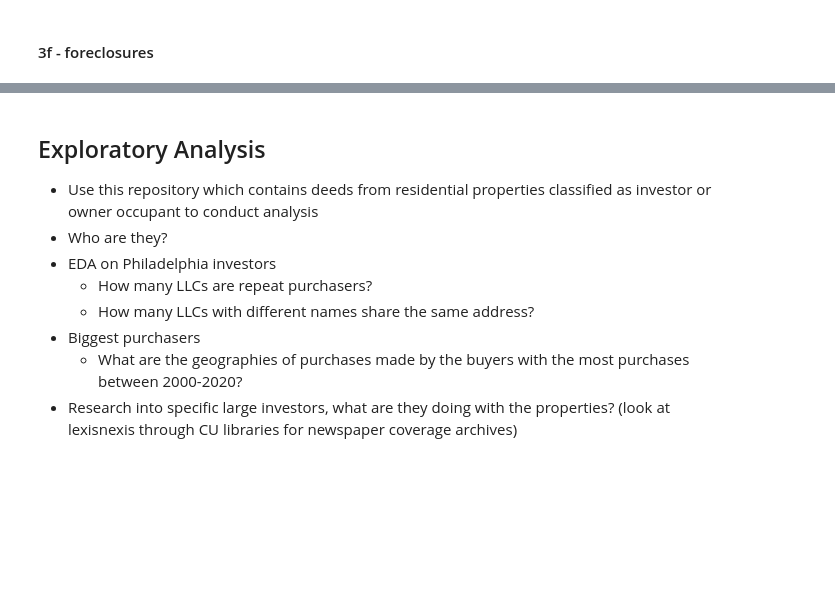
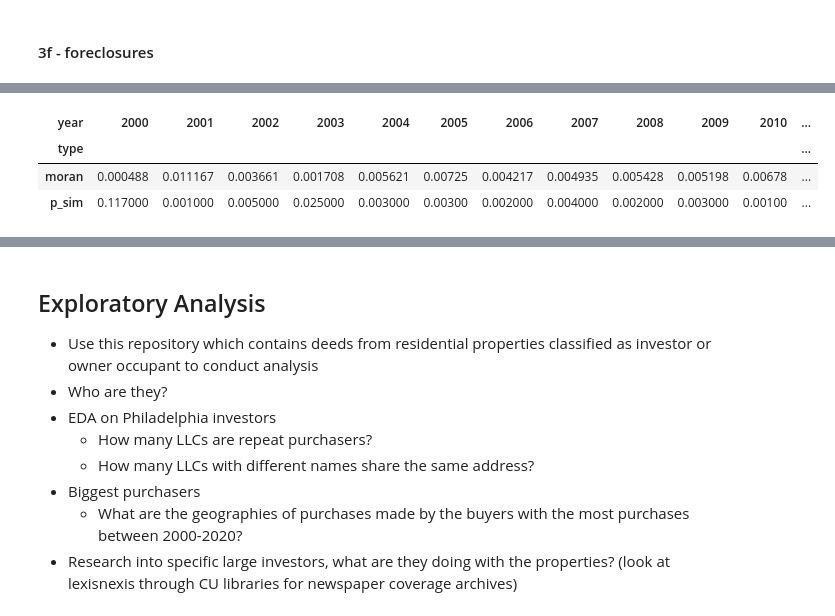
Before and after one commit to CenterForSpatialResearch/investors-flip-investigations, a Jupyter notebook: investor_classification_rentals_flips.ipynb, the cells around one changed output, grey strips where cells are left out. Saved outputs shown, nothing was run; the diff lists cells and outputs as text; code cells hidden in the pictures; blank space fills up the shorter version.

Commit message:
adding the morans data outputs

```diff
--- a/investor_classification_rentals_flips.ipynb
+++ b/investor_classification_rentals_flips.ipynb
@@ -755,0 +759,6 @@ from pysal.explore.esda.moran import Moran
+# %%
+# creating spatial weight for 2000-2010 blocks
+#  distance band with threshold of 1/2 mile
+#  uses a binary method so everything within 1/2 mile gets weighted equally and
+# everything outside is considered not related/not a neighbor
+weight_00_10_d = DistanceBand.from_dataframe(grouped_deeds00_10_i, threshold=2640)
@@ -755,0 +767,5 @@ from pysal.explore.esda.moran import Moran
+# %%
+# creating spatial weight for 2010-2018 blocks
+#  distance band with threshold of 1/2 mile
+#  uses a binary method so everything within 1/2 mile gets weigh
+weight_10_18_d = DistanceBand.from_dataframe(grouped_deeds10_18_i, threshold=2640)
@@ -755,0 +941,24 @@ from pysal.explore.esda.moran import Moran
+# %%
+#institutional investor rentals
+global_moran_00_10_d_inst_rent = global_moran_00_10_d_inst_rent[keep0010_inst_rent]
+global_moran_10_18_d_inst_rent = global_moran_10_18_d_inst_rent[keep1018_inst_rent]
+global_moran_00_10_d_inst_rent = global_moran_00_10_d_inst_rent.loc[0]
+global_moran_10_18_d_inst_rent = global_moran_10_18_d_inst_rent.loc[0]
+
+global_moran_10_18_d_inst_rent = global_moran_10_18_d_inst_rent.to_frame()
+global_moran_00_10_d_inst_rent = global_moran_00_10_d_inst_rent.to_frame()
+
+global_moran_00_18_d_inst_rent = global_moran_00_10_d_inst_rent.append(global_moran_10_18_d_inst_rent)
+global_moran_00_18_d_inst_rent = global_moran_00_18_d_inst_rent.reset_index()
+
+global_moran_00_18_d_inst_rent['year'] = global_moran_00_18_d_inst_rent['index'].str[13:17]
+global_moran_00_18_d_inst_rent['type'] = global_moran_00_18_d_inst_rent['index'].str[-5:]
+
+global_moran_00_18_d_inst_rent_table = global_moran_00_18_d_inst_rent.pivot(index='year',columns='type', values =0)
+# %%
+global_moran_00_18_d_inst_rent_table.transpose()
+# %% [output]
+| year | 2000 | 2001 | 2002 | 2003 | 2004 | 2005 | 2006 | 2007 | 2008 | 2009 | 2010 | ... |
+| type |  |  |  |  |  |  |  |  |  |  |  | ... |
+| moran | 0.000488 | 0.011167 | 0.003661 | 0.001708 | 0.005621 | 0.00725 | 0.004217 | 0.004935 | 0.005428 | 0.005198 | 0.00678 | ... |
+| p_sim | 0.117000 | 0.001000 | 0.005000 | 0.025000 | 0.003000 | 0.00300 | 0.002000 | 0.004000 | 0.002000 | 0.003000 | 0.00100 | ... |
```
Also changed, not shown: parts of 40 cells of this notebook, 4 other files.
